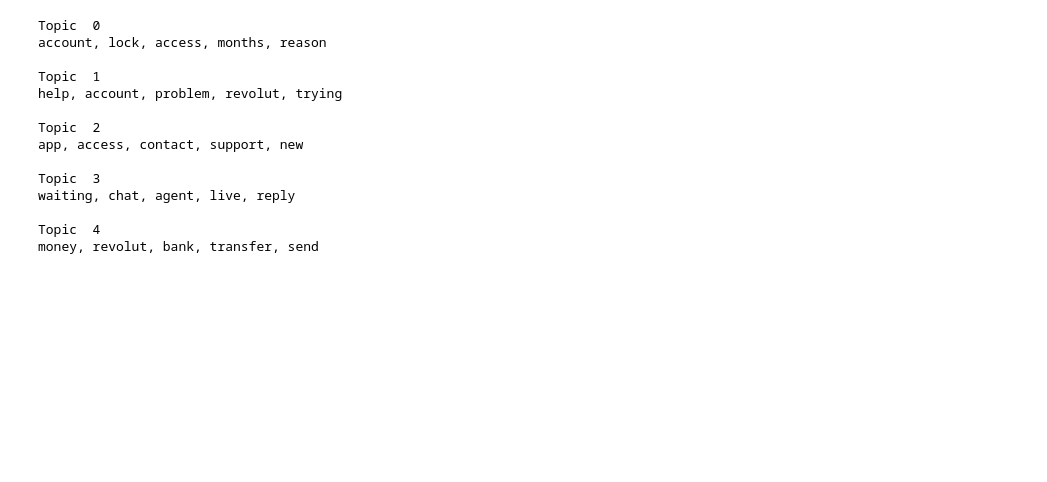
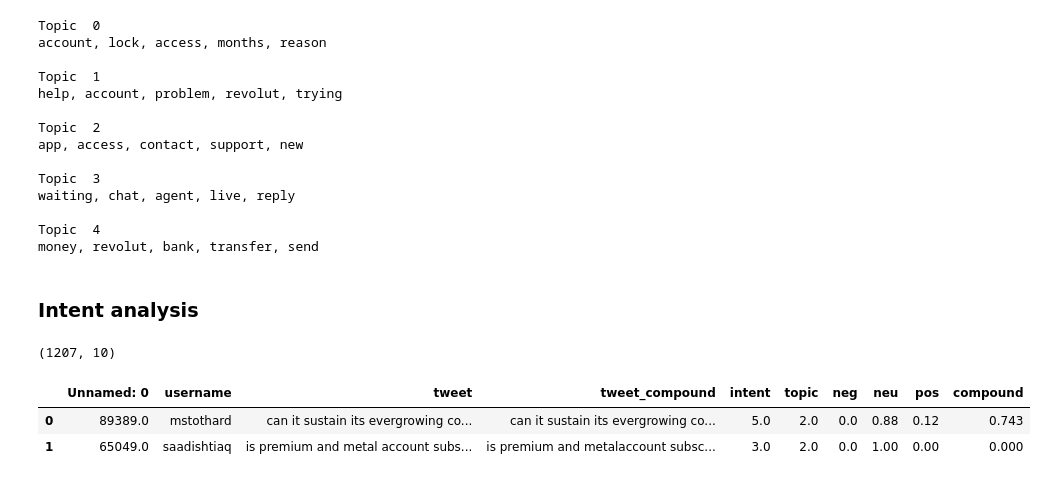
Before and after one commit to tawney-kirkland/04-fletcher, a Jupyter notebook: modeling-analysis_second.ipynb, the cells around one changed output. Saved outputs shown, nothing was run; the diff lists cells and outputs as text; code cells hidden in the pictures; blank space fills up the shorter version.

```diff
--- a/modeling-analysis_second.ipynb
+++ b/modeling-analysis_second.ipynb
@@ -352,3 +352,5 @@ for tweet in merged_df['tweet_compound']:
 tr, test = train_test_split(merged_df,train_size = 0.05,random_state=10)
 # %%
 #tr.to_csv('data_training.csv')
+# %% [markdown]
+### Intent analysis
@@ -354,0 +362,10 @@ tr, test = train_test_split(merged_df,train_size = 0.05,random_state=10)
+# %%
+df_intent_tr.shape
+# %% [output]
+(1207, 10)
+# %%
+df_intent_tr.head(2)
+# %% [output]
+|  | Unnamed: 0 | username | tweet | tweet_compound | intent | topic | neg | neu | pos | compound |
+| 0 | 89389.0 | mstothard | can it sustain its evergrowing co... | can it sustain its evergrowing co... | 5.0 | 2.0 | 0.0 | 0.88 | 0.12 | 0.743 |
+| 1 | 65049.0 | saadishtiaq | is premium and metal account subs... | is premium and metalaccount subsc... | 3.0 | 2.0 | 0.0 | 1.00 | 0.00 | 0.000 |
```
Also changed, not shown: parts of 30 cells of this notebook.
